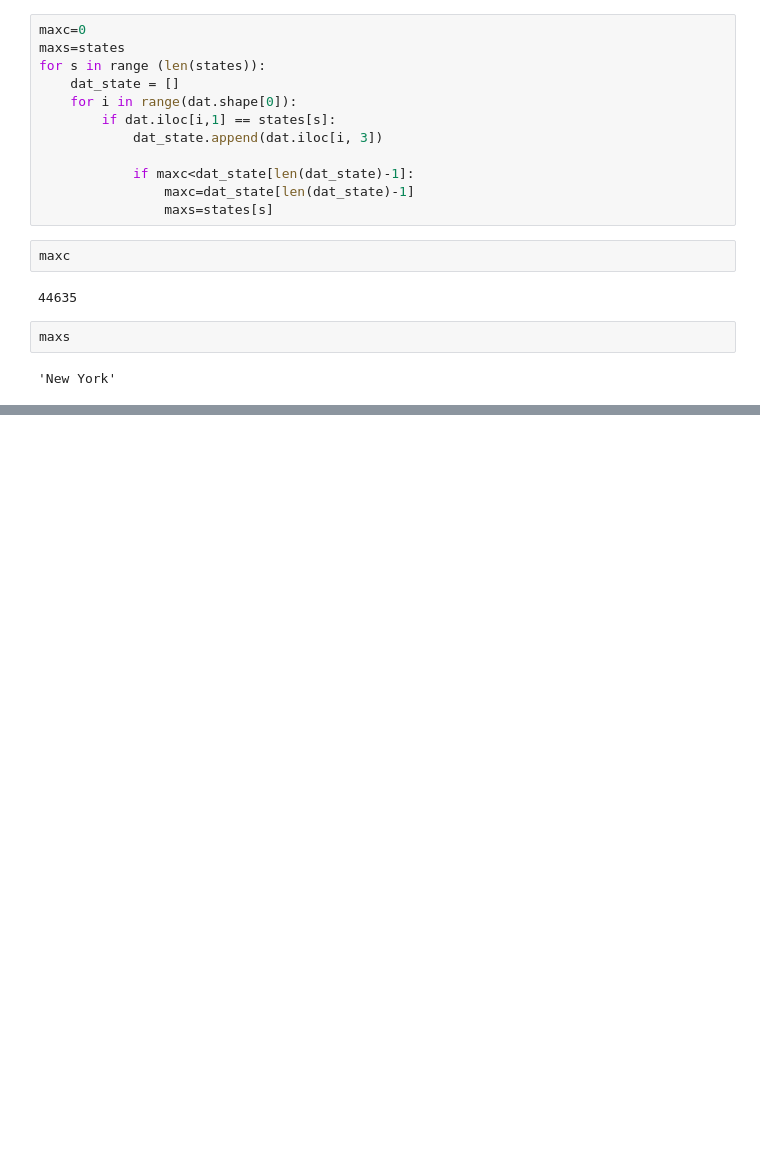
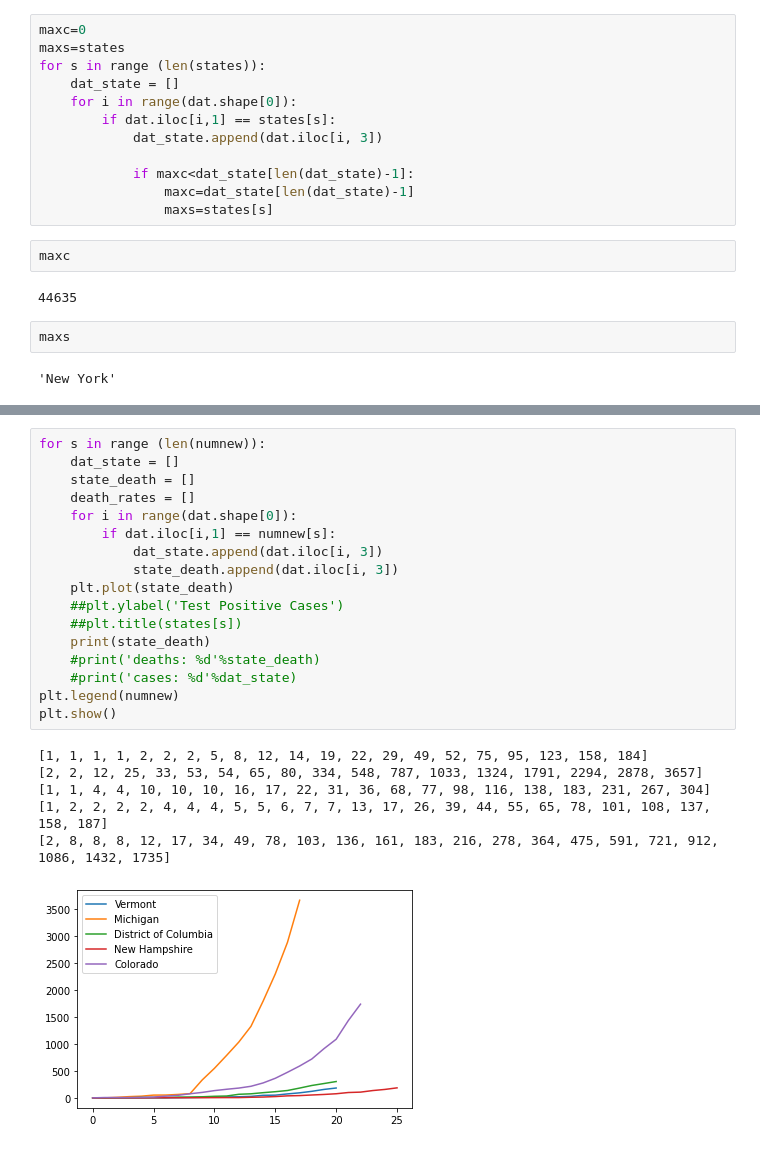
Before and after one commit to stargazing41/covid-19_tracking, a Jupyter notebook: covid_19.ipynb, the cells around one changed output, grey strips where cells are left out. Drawn from its saved outputs; the diff is of its cells as text; blank space fills up the shorter version.

```diff
--- a/covid_19.ipynb
+++ b/covid_19.ipynb
@@ -99,0 +207,24 @@ maxs
+# %%
+for s in range (len(numnew)):
+    dat_state = []
+    state_death = []
+    death_rates = []
+    for i in range(dat.shape[0]):
+        if dat.iloc[i,1] == numnew[s]:
+            dat_state.append(dat.iloc[i, 3])
+            state_death.append(dat.iloc[i, 3])
+    plt.plot(state_death)
+    ##plt.ylabel('Test Positive Cases')
+    ##plt.title(states[s])
+    print(state_death)
+    #print('deaths: %d'%state_death)
+    #print('cases: %d'%dat_state)
+plt.legend(numnew)
+plt.show()
+# %% [output]
+[1, 1, 1, 1, 2, 2, 2, 5, 8, 12, 14, 19, 22, 29, 49, 52, 75, 95, 123, 158, 184]
+[2, 2, 12, 25, 33, 53, 54, 65, 80, 334, 548, 787, 1033, 1324, 1791, 2294, 2878, 3657]
+[1, 1, 4, 4, 10, 10, 10, 16, 17, 22, 31, 36, 68, 77, 98, 116, 138, 183, 231, 267, 304]
+[1, 2, 2, 2, 2, 4, 4, 4, 5, 5, 6, 7, 7, 13, 17, 26, 39, 44, 55, 65, 78, 101, 108, 137, 158, 187]
+[2, 8, 8, 8, 12, 17, 34, 49, 78, 103, 136, 161, 183, 216, 278, 364, 475, 591, 721, 912, 1086, 1432, 1735]
+[figure, added]
```
Also changed, not shown: parts of 7 cells of this notebook.
